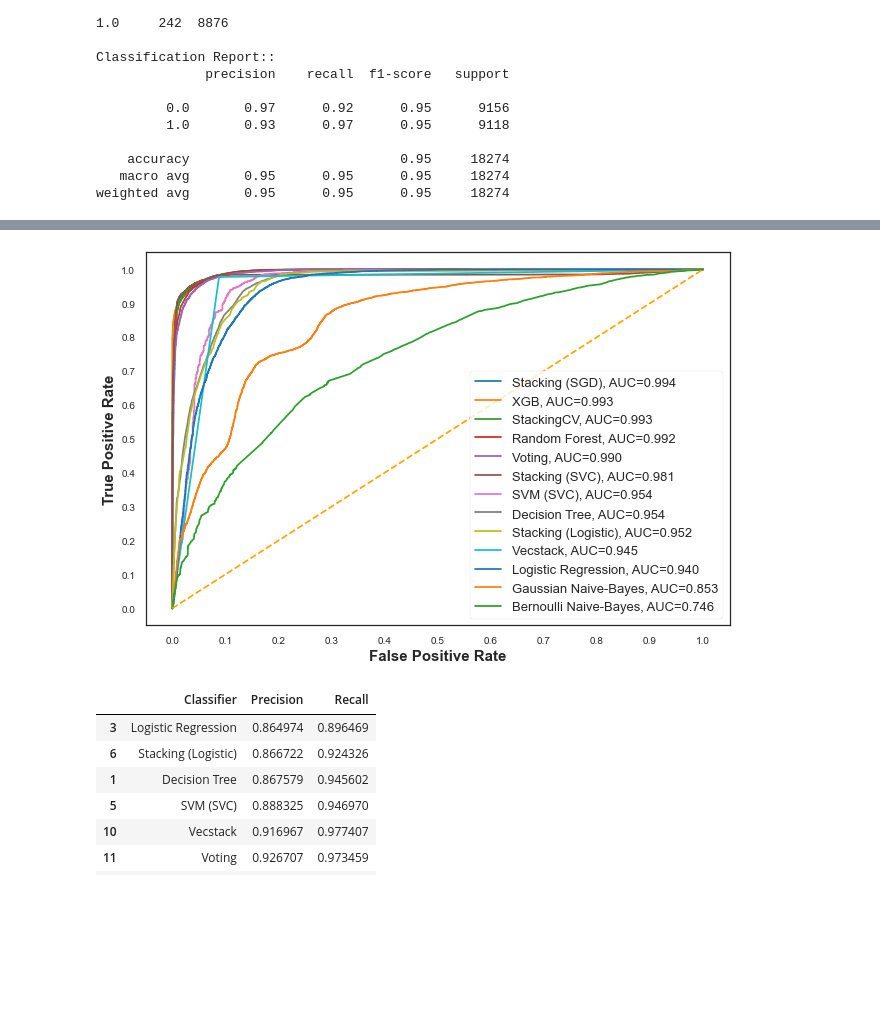
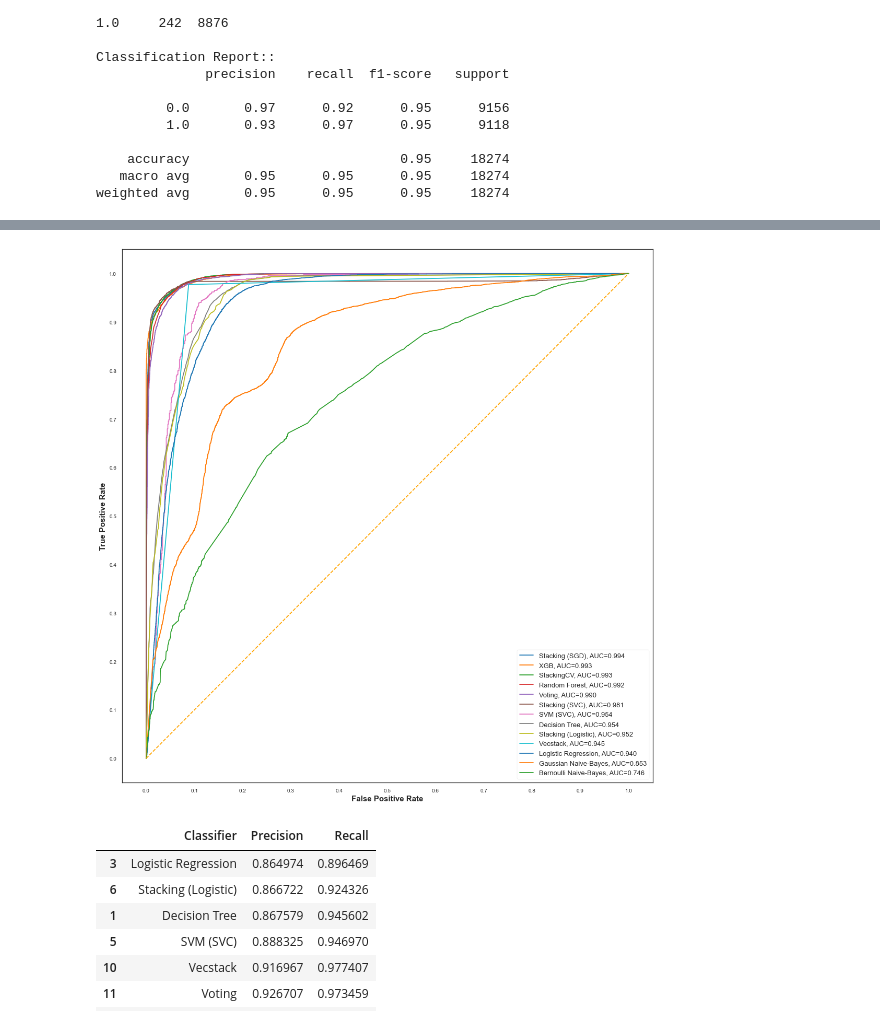
Before and after one commit to vviswanathan/datamites_internship, a Jupyter notebook: Code/Portuguese_Bank_Marketing_Project/PRCP-1000-Portuguese_Bank_Marketing_Project_Capstone-Label_Encoding-20_input.ipynb, the cells around one changed output, grey strips where cells are left out. Cells and saved outputs as stored; diff of their text form; code cells hidden in the pictures; blank space fills up the shorter version.

Commit message:
Changed the plot size

```diff
--- a/Code/Portuguese_Bank_Marketing_Project/PRCP-1000-Portuguese_Bank_Marketing_Project_Capstone-Label_Encoding-20_input.ipynb
+++ b/Code/Portuguese_Bank_Marketing_Project/PRCP-1000-Portuguese_Bank_Marketing_Project_Capstone-Label_Encoding-20_input.ipynb
@@ -1925,29 +1925,29 @@ roc_plot_df
 # %%
 #roc_plot_df.set_index('Classifier', inplace=True)
 # %%
-fig = plt.figure(figsize=(9,6))
+fig = plt.figure(figsize=(15,15))
 
 for i in roc_plot_df.index:
     plt.plot(roc_plot_df.loc[i]['FPR'],
              roc_plot_df.loc[i]['TPR'],
              label="{}, AUC={:.3f}".format(i, roc_plot_df.loc[i]['AUC']))
 
 plt.plot([0,1], [0,1], color='orange', linestyle='--')
 plt.rcParams.update({'figure.autolayout': True})
 
 plt.xticks(np.arange(0.0, 1.1, step=0.1))
 plt.xlabel("False Positive Rate", fontsize=15, fontweight="bold")
 
 plt.yticks(np.arange(0.0, 1.1, step=0.1))
 plt.ylabel("True Positive Rate", fontsize=15, fontweight="bold")
 
 #plt.title('ROC Curve Analysis', fontweight='bold', fontsize=15)
 plt.legend(prop={'size':13}, loc='lower right')
 plt.savefig('ROC_Curve_Analysis.png')
 
 plt.show()
 # %% [output]
-[figure, old version]
+[figure, new version]
 # %%
 results_df_temp.reset_index(inplace=True)
 df_results_temp_scatter = results_df_temp[(results_df_temp['Recall']>0.85) & (results_df_temp['Precision']>0.85)]
```
Also changed, not shown: parts of 1 cell of this notebook, 2 other files.
